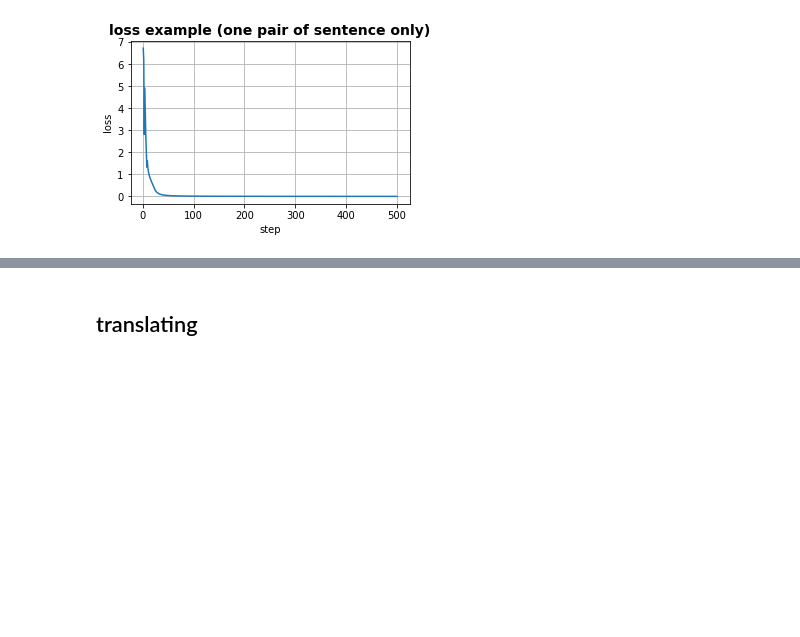
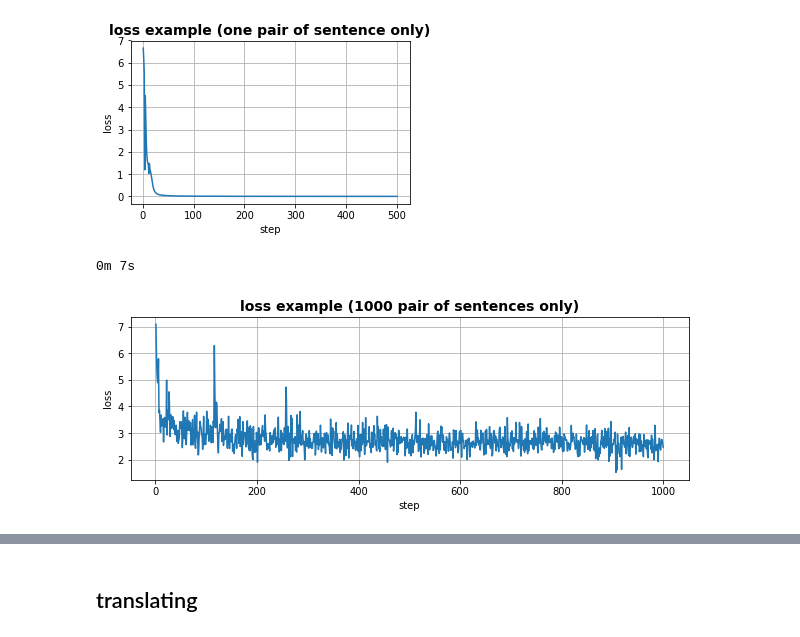
Before and after one commit to felipessalvatore/ContraQA, a Jupyter notebook: lab_five.ipynb, the cells around one changed output, grey strips where cells are left out. Cells and saved outputs as stored; diff of their text form; code cells hidden in the pictures; blank space fills up the shorter version.

```diff
--- a/lab_five.ipynb
+++ b/lab_five.ipynb
@@ -264,7 +268,7 @@ print("h0:", h0.shape, h0.dtype)
 input_sen: torch.Size([8, 1]) torch.int64
 h0: torch.Size([1, 1, 10]) torch.float32
 # %%
-max_length = 20
+max_length = MAX_LENGTH
 encoder_outputs = torch.zeros(max_length,
                               encoder.hidden_size,
                               device=device)
@@ -337,8 +341,6 @@ encoder_optimizer = torch.optim.SGD(encoder.parameters(), lr=learning_rate)
 decoder_optimizer = torch.optim.SGD(decoder.parameters(), lr=learning_rate)
 criterion = nn.NLLLoss()
 # %%
-MAX_LENGTH = 10
-
 def train(input_tensor,
           target_tensor,
           encoder,
@@ -346,7 +348,7 @@ def train(input_tensor,
           encoder_optimizer,
           decoder_optimizer,
           criterion,
-          max_length=MAX_LENGTH,
+          max_length,
           teacher_forcing_ratio=0.5):
 
     encoder_hidden = encoder.initHidden()
@@ -438,33 +440,33 @@ def timeSince(since):
     return '%s' % asMinutes(s)
 # %%
 n_iters = 1000
-# training_pairs = [tensorsFromPair(random.choice(pairs))
-#                   for i in range(n_iters)]
+training_pairs_little = [tensorsFromPair(random.choice(pairs)) for i in range(n_iters)]
 
-training_pairs = pairs
+losses = []
+start = time.time()
 
-# losses = []
-# start = time.time()
-
-for t in training_pairs:
+for t in training_pairs_little:
     input_sen, output_sen = t
     loss = train(input_sen,
-          output_ sen,
-#           encoder,
-#           decoder,
-#           encoder_optimizer,
-#           decoder_optimizer,
-#           criterion,
-#           max_length=MAX_LENGTH)
-#     losses.append(loss)
+                 output_sen,
+                 encoder,
+                 decoder,
+                 encoder_optimizer,
+                 decoder_optimizer,
+                 criterion,
+                 max_length=MAX_LENGTH)
+    losses.append(loss)
 
-# print(timeSince(start))
+print(timeSince(start))
 
-# simple_step_plot([losses],
-#                  "loss",
-#                  "loss example ({} pair of sentences only)".format(n_iters),
-#                  "loss_example.png",
-#                   figsize=(10,3))
+simple_step_plot([losses],
+                 "loss",
+                 "loss example ({} pair of sentences only)".format(n_iters),
+                 "loss_example.png",
+                  figsize=(10,3))
+# %% [output]
+0m 7s
+[figure, added]
 # %%
 def trainIters(encoder,
                decoder,
```
Also changed, not shown: parts of 23 cells of this notebook.
